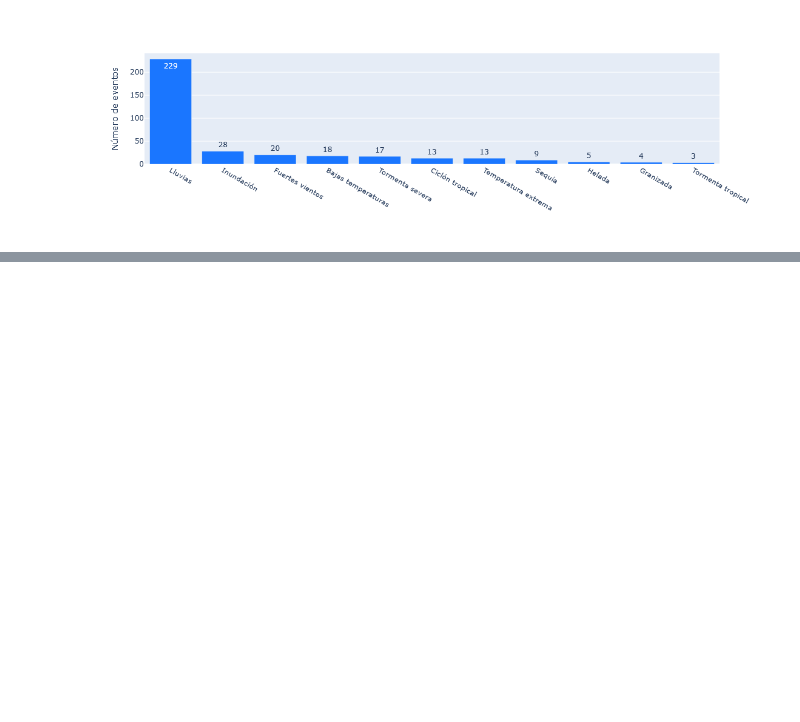
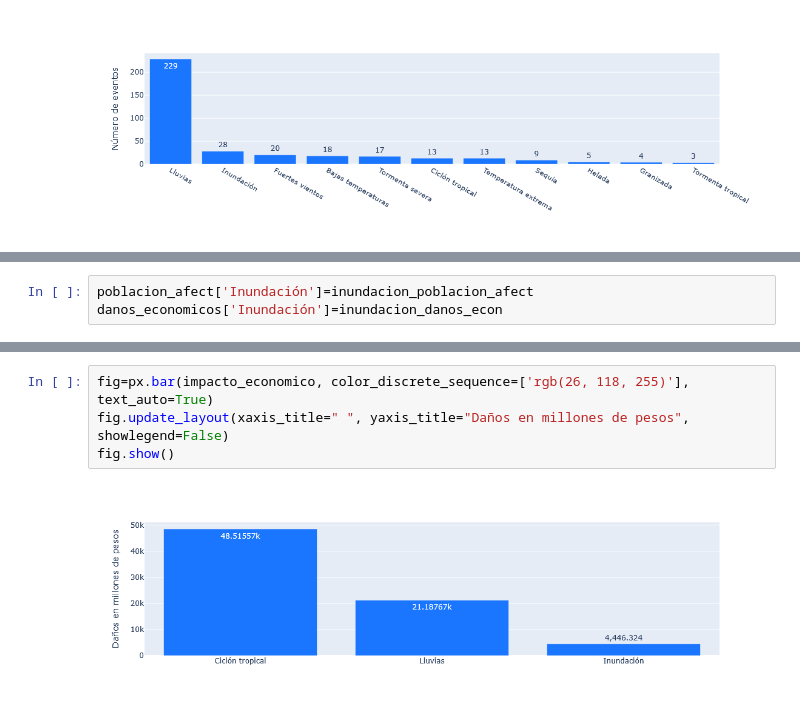
Before and after one commit to enrique34vera/MareaDeDatODS, a Jupyter notebook: scripts/002_LecturaGraficaDatosCENAPRED.ipynb, the cells around one changed output, grey strips where cells are left out. Saved outputs shown, nothing was run; the diff lists cells and outputs as text; blank space fills up the shorter version.

```diff
--- a/scripts/002_LecturaGraficaDatosCENAPRED.ipynb
+++ b/scripts/002_LecturaGraficaDatosCENAPRED.ipynb
@@ -112,0 +67,3 @@ lluvias_poblacion_afect
+# %%
+poblacion_afect['Inundación']=inundacion_poblacion_afect
+danos_economicos['Inundación']=inundacion_danos_econ
@@ -112,0 +175,6 @@ lluvias_poblacion_afect
+# %%
+fig=px.bar(impacto_economico, color_discrete_sequence=['rgb(26, 118, 255)'], text_auto=True)
+fig.update_layout(xaxis_title=" ", yaxis_title="Daños en millones de pesos", showlegend=False)
+fig.show()
+# %% [output]
+[figure, added]
```
Also changed, not shown: parts of 37 cells of this notebook, 2 other files.
